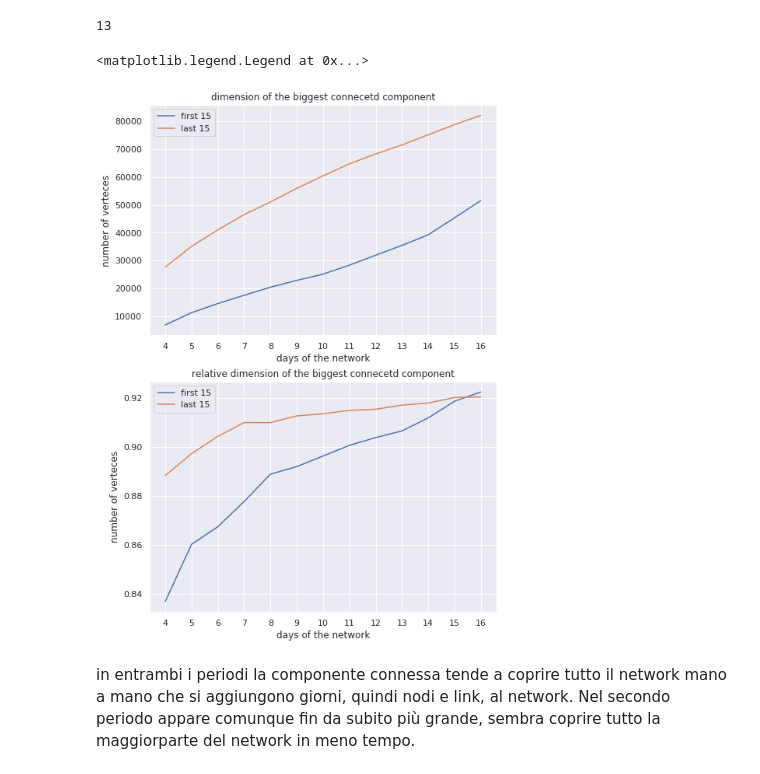
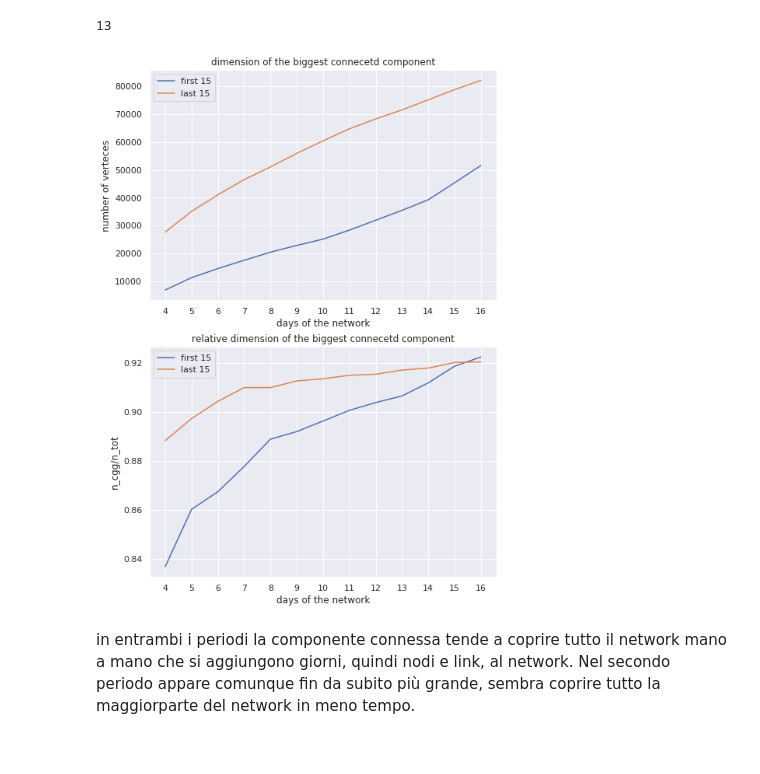
Before and after one commit to DanielePignedoli/Twitter_project, a Jupyter notebook: Network Density ad Connected Component .ipynb, the cells around one changed output. Drawn from its saved outputs; the diff is of its cells as text; code cells hidden in the pictures.

```diff
--- a/Network Density ad Connected Component .ipynb
+++ b/Network Density ad Connected Component .ipynb
@@ -68,24 +68,24 @@ len(giant_connected_component_dimension)
 # %%
 fig, (ax1,ax2) = plt.subplots(2,1,figsize = (8,12))
 ax1.plot(giant_connected_component_dimension, label='first 15')
 ax1.plot(giant_connected_component_dimension_bis,label='last 15')
 ax1.set_title('dimension of the biggest connecetd component')
 ax1.set_ylabel('number of verteces')
 ax1.set_xlabel('days of the network')
 ax1.set_xticks(range(13))
 ax1.set_xticklabels(range(4,17))
 ax1.legend()
 ax2.plot(relative_gcc_dimension,label='first 15')
 ax2.plot(relative_gcc_dimension_bis, label='last 15')
 ax2.set_title('relative dimension of the biggest connecetd component')
-ax2.set_ylabel('number of verteces')
+ax2.set_ylabel('n_cgg/n_tot')
 ax2.set_xlabel('days of the network')
 ax2.set_xticks(range(13))
 ax2.set_xticklabels(range(4,17))
 ax2.legend()
+fig.savefig('size_change_gcc(days).png')
 # %% [output]
-<matplotlib.legend.Legend at 0x...>
-[figure, old version]
+[figure, new version]
 # %% [markdown]
 in entrambi i periodi la componente connessa tende a coprire tutto il network mano a mano che si aggiungono giorni, quindi nodi e link, al network. Nel secondo periodo appare comunque fin da subito più grande, sembra coprire tutto la maggiorparte del network in meno tempo.
 # %%
```
Also changed, not shown: parts of 7 cells of this notebook.
